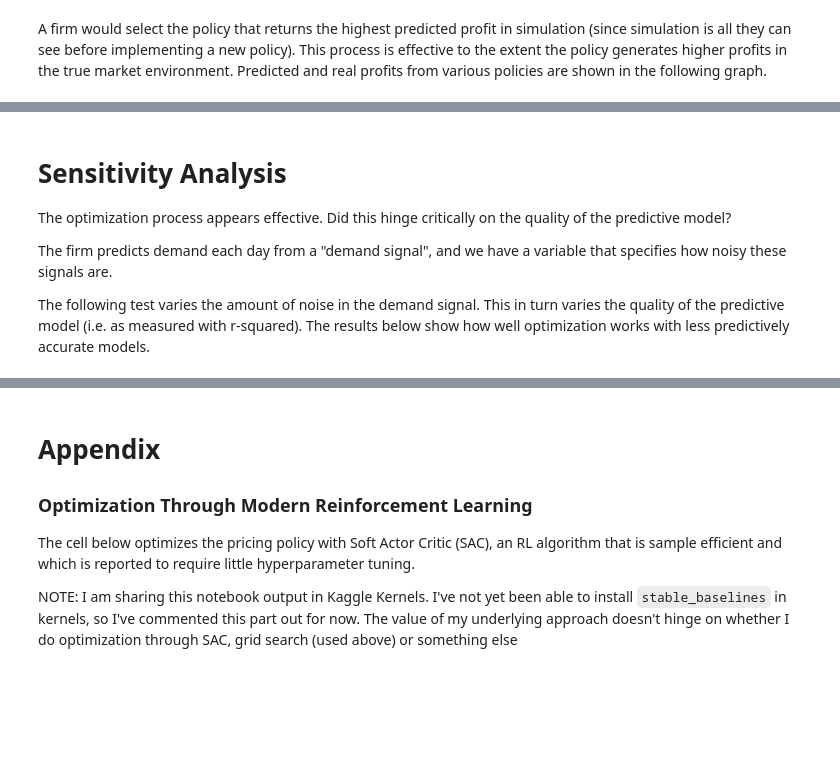
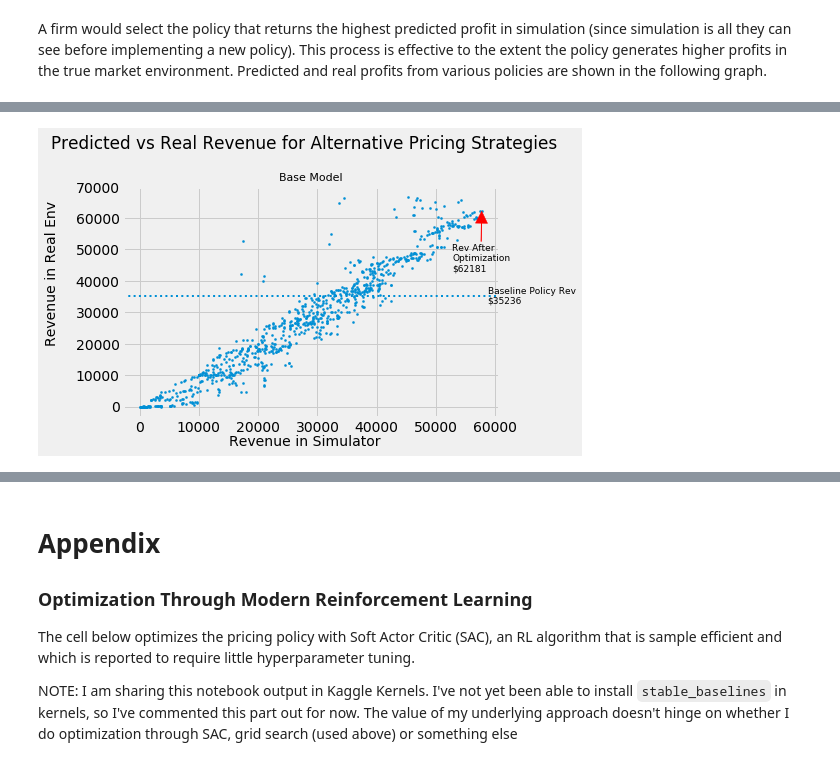
Before and after one commit to Mustapha-Wasseja/sem_policy_opt, a Jupyter notebook: main.ipynb, the cells around one changed output, grey strips where cells are left out. Saved outputs shown, nothing was run; the diff lists cells and outputs as text; code cells hidden in the pictures; blank space fills up the shorter version.

```diff
--- a/main.ipynb
+++ b/main.ipynb
@@ -196,7 +194,8 @@ pricing_combinations = product(intercepts, demand_signal_mults, days_before_flig
                                seats_avail_mults, competitor_full_mults, price_floors)
 
 pricing_fns = [pricing_fn_creator(*params) for params in pricing_combinations]
-real_and_sim_rewards = get_real_and_sim_rewards(real_market, sim_market, pricing_fns)
+real_revenue = eval_pricing_fns(real_market, pricing_fns)
+sim_revenue = eval_pricing_fns(sim_market, pricing_fns)
 
 print("Optimization time: {} seconds".format(int(time()-optim_start_time)))
 # %% [output]
@@ -212,8 +205,6 @@ plot_optim_results(real_and_sim_rewards,
-# %% [markdown]
-# Sensitivity Analysis
-
-The optimization process appears effective. Did this hinge critically on the quality of the predictive model?
-
-The firm predicts demand each day from a "demand signal", and we have a variable that specifies how noisy these signals are.
-
-The following test varies the amount of noise in the demand signal. This in turn varies the quality of the predictive model (i.e. as measured with r-squared). The results below show how well optimization works with less predictively accurate models.
+# %%
+plot_optim_results({'Base Model': sim_revenue},
+                   real_revenue,
+                   baseline_real_rev=val_profits.mean())
+# %% [output]
+[figure, added]
```
Also changed, not shown: parts of 16 cells of this notebook, 1 other file.
